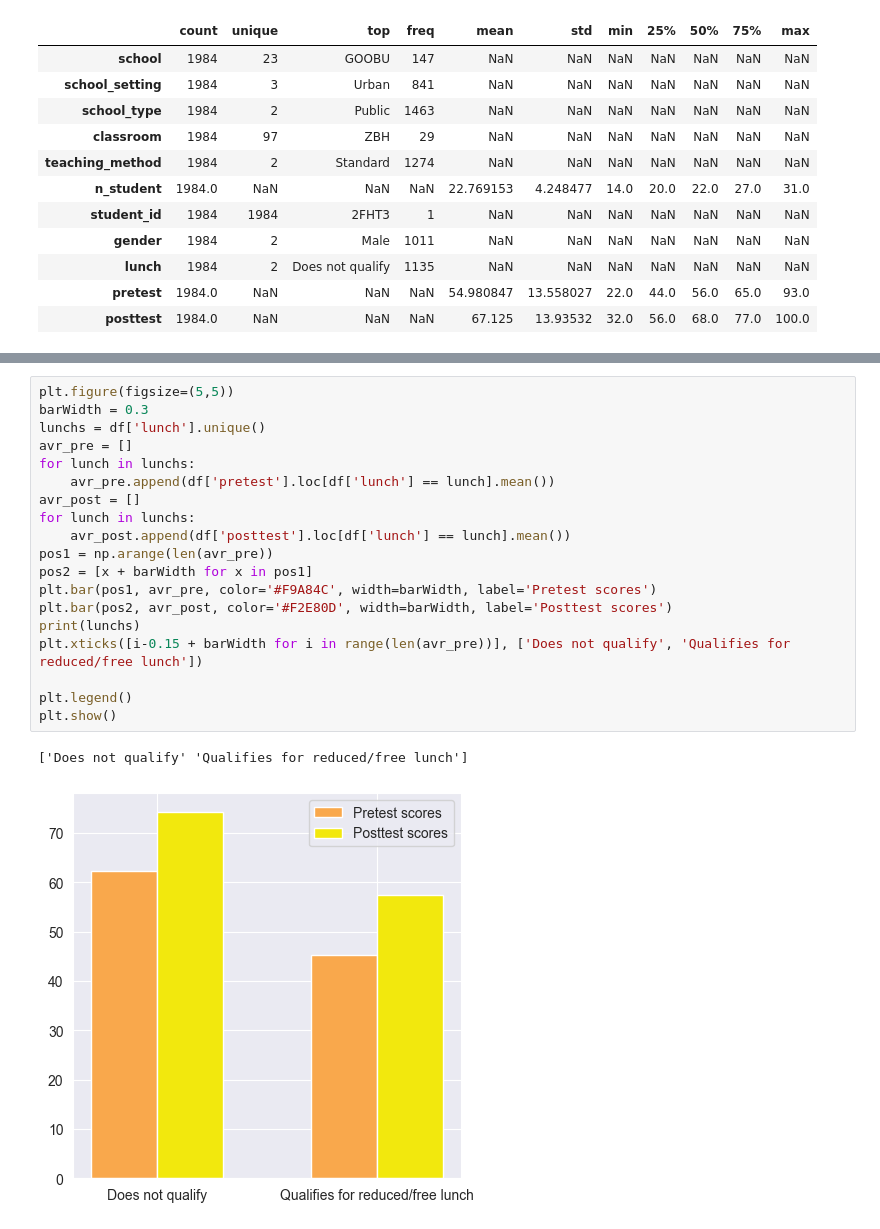
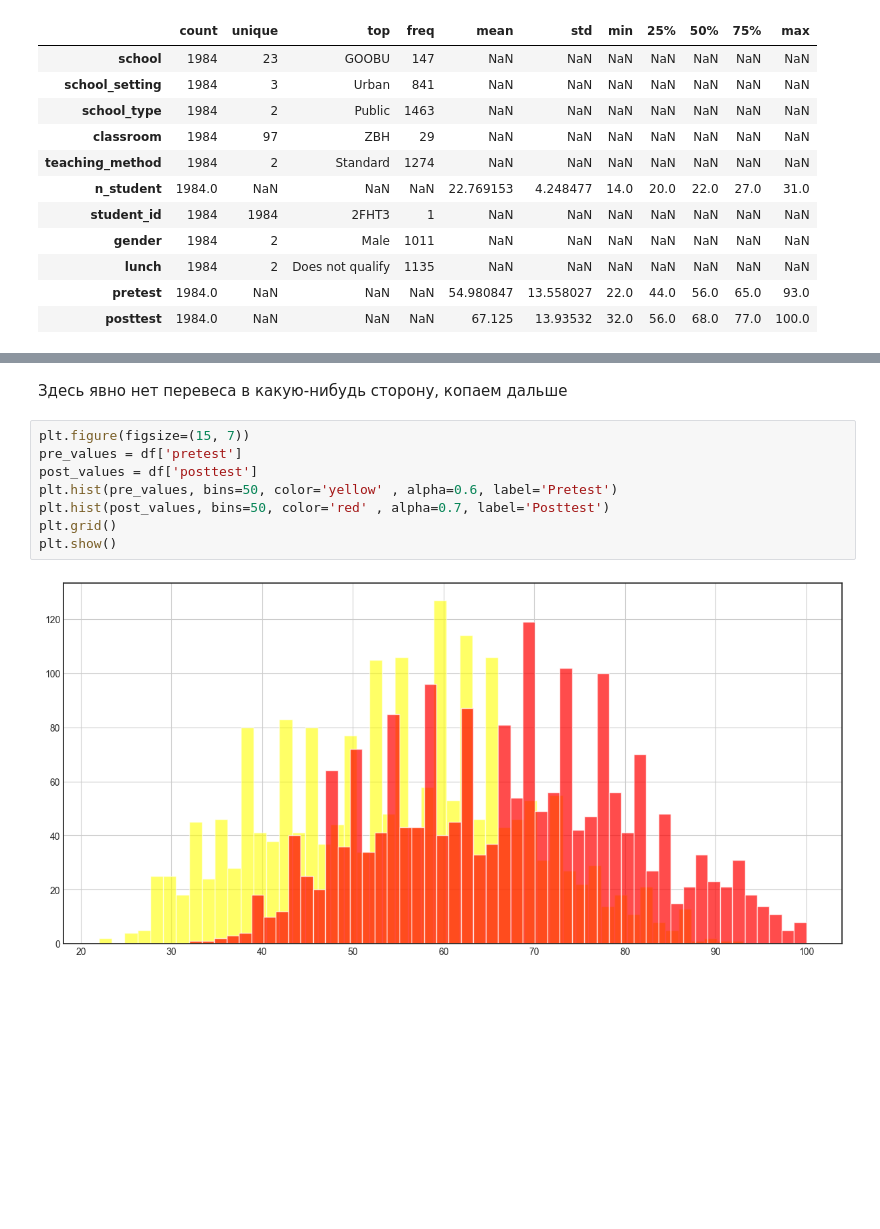
Before and after one commit to LlirikOknessu/MachineLearningCourseLabs, a Jupyter notebook: Ignatieva/analyze.ipynb, the cells around one changed output, grey strips where cells are left out. Saved outputs shown, nothing was run; the diff lists cells and outputs as text; blank space fills up the shorter version.

```diff
--- a/Ignatieva/analyze.ipynb
+++ b/Ignatieva/analyze.ipynb
@@ -174,22 +71,12 @@ plt.show()
-# %%
-plt.figure(figsize=(5,5))
-barWidth = 0.3
-lunchs = df['lunch'].unique()
-avr_pre = []
-for lunch in lunchs:
-    avr_pre.append(df['pretest'].loc[df['lunch'] == lunch].mean())
-avr_post = []
-for lunch in lunchs:
-    avr_post.append(df['posttest'].loc[df['lunch'] == lunch].mean())
-pos1 = np.arange(len(avr_pre))
-pos2 = [x + barWidth for x in pos1]
-plt.bar(pos1, avr_pre, color='#F9A84C', width=barWidth, label='Pretest scores')
-plt.bar(pos2, avr_post, color='#F2E80D', width=barWidth, label='Posttest scores')
-print(lunchs)
-plt.xticks([i-0.15 + barWidth for i in range(len(avr_pre))], ['Does not qualify', 'Qualifies for reduced/free lunch'])
-
-plt.legend()
-plt.show()
-# %% [output]
-['Does not qualify' 'Qualifies for reduced/free lunch']
-[figure, removed]
+# %% [markdown]
+Здесь явно нет перевеса в какую-нибудь сторону, копаем дальше
+# %%
+plt.figure(figsize=(15, 7))
+pre_values = df['pretest']
+post_values = df['posttest']
+plt.hist(pre_values, bins=50, color='yellow' , alpha=0.6, label='Pretest')
+plt.hist(post_values, bins=50, color='red' , alpha=0.7, label='Posttest')
+plt.grid()
+plt.show()
+# %% [output]
+[figure, added]
```
Also changed, not shown: parts of 27 cells of this notebook, 6 other files.
